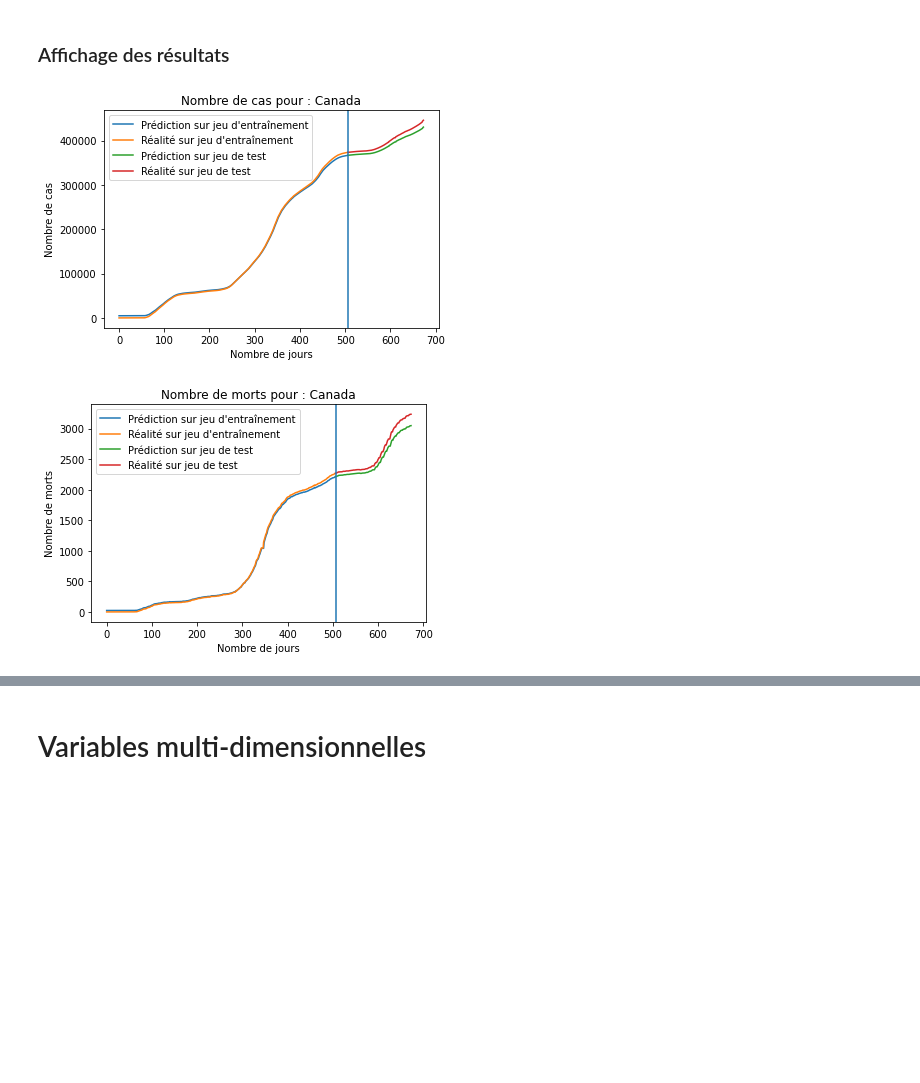
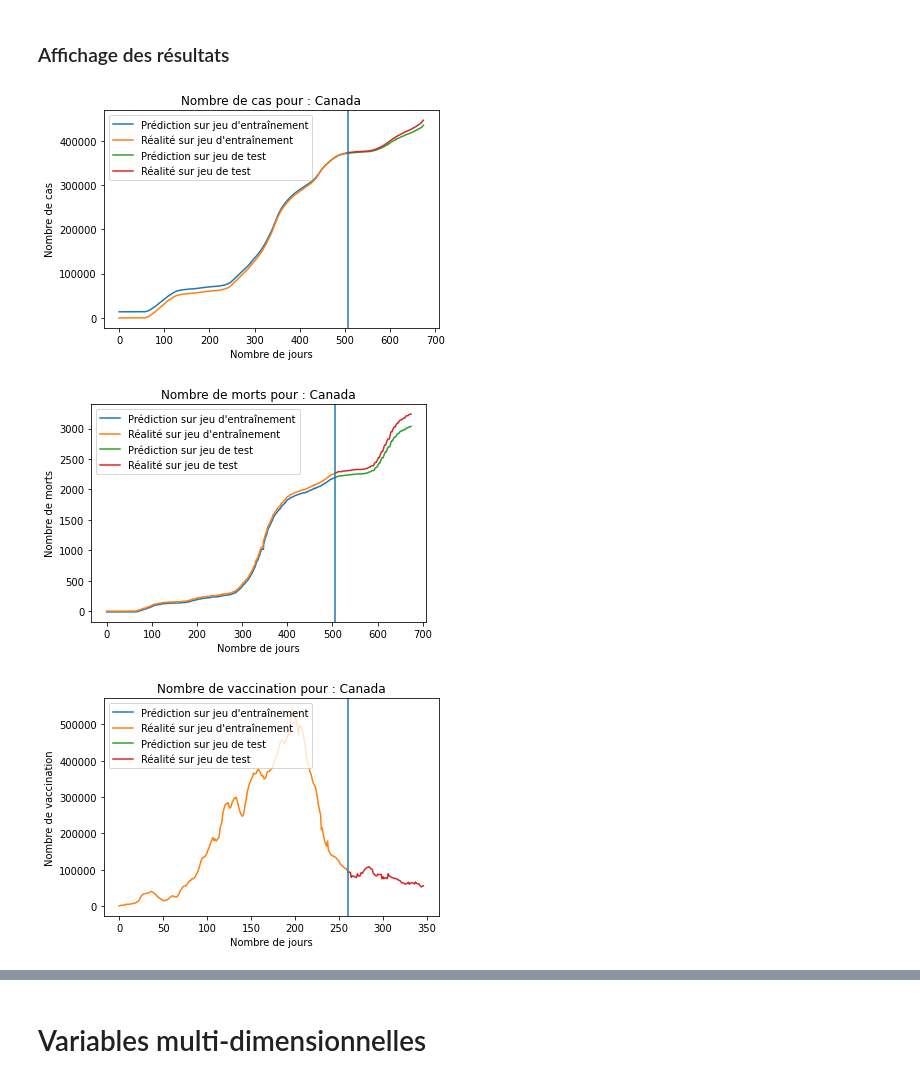
Before and after one commit to Alex2mars/UQAC_Forage_Projet_Covid, a Jupyter notebook: covid_predict.ipynb, the cells around one changed output, grey strips where cells are left out. Cells and saved outputs as stored; diff of their text form; code cells hidden in the pictures; blank space fills up the shorter version.

```diff
--- a/covid_predict.ipynb
+++ b/covid_predict.ipynb
@@ -31,5 +28,8 @@ df_raw_deaths_country = df_raw_deaths_global[df_raw_deaths_global["Country/Regio
 df_raw_vaccination_country = df_raw_vaccination_global[df_raw_vaccination_global["location"] == country]
 df_confirmed_country = df_raw_confirmed_country
 df_deaths_country = df_raw_deaths_country
+df_vaccination_country = df_raw_vaccination_country.drop(columns=["location","iso_code","date"])
+df_confirmed_country
+df_vaccination_country
 #df_confirmed_country = check_lat_long(df_raw_confirmed_country, lat_min ,lat_max ,long_min, long_max)
 #df_deaths_country = check_lat_long(df_raw_deaths_country, lat_min, lat_max, long_min, long_max)
@@ -229,0 +244,10 @@ Epoch 50/50
+# %%
+vaccination_lstm_set = df_vaccination_country["daily_vaccinations"].tolist()
+vaccination_lstm_set = np.reshape(vaccination_lstm_set, (len(vaccination_lstm_set), 1))
+
+vaccination_train, vaccination_test, vaccination_scaler = create_lstm_sets(vaccination_lstm_set, time_steps)
+
+vaccination_trainX, vaccination_trainY = vaccination_train
+vaccination_testX, vaccination_testY = vaccination_test
+
+vaccination_lstm = lstm_network(vaccination_trainX, vaccination_trainY, time_steps)
@@ -232,25 +274,27 @@ Epoch 50/50
 # %%
 def display_plot_lstm(model, scaler, trainX, trainY, testX, testY, country, ord_context):
   daysTrain = range(len(trainX))
   daysTest = np.array(range(len(testX))) + len(daysTrain)
   plt.plot(daysTrain, scaler.inverse_transform(model.predict(trainX)), '-', label="Prédiction sur jeu d'entraînement")
   plt.plot(daysTrain, scaler.inverse_transform(np.reshape(trainY, (-1, 1))), '-', label="Réalité sur jeu d'entraînement")
 
   plt.plot(daysTest, scaler.inverse_transform(model.predict(testX)), '-', label="Prédiction sur jeu de test")
   plt.plot(daysTest, scaler.inverse_transform(np.reshape(testY, (-1, 1))), '-', label="Réalité sur jeu de test")
 
   plt.axvline(len(trainX), 0, 1)
   plt.legend()
   plt.title("Nombre de " + ord_context + " pour : " + country)
   plt.xlabel("Nombre de jours")
   plt.ylabel("Nombre de " + ord_context)
   plt.show()
 
 display_plot_lstm(confirmed_lstm, confirmed_scaler, confirmed_trainX, confirmed_trainY, confirmed_testX, confirmed_testY, country, "cas")
 display_plot_lstm(deaths_lstm, deaths_scaler, deaths_trainX, deaths_trainY, deaths_testX, deaths_testY, country, "morts")
+display_plot_lstm(vaccination_lstm, vaccination_scaler, vaccination_trainX, vaccination_trainY, vaccination_testX, vaccination_testY, country, "vaccination")
 # %% [output]
-[figure, old version]
+[figure, new version]
-[figure, old version]
+[figure, new version]
+[figure, added]
 # %%
 days = 120
 predictions = []
```
Also changed, not shown: parts of 9 cells of this notebook.
